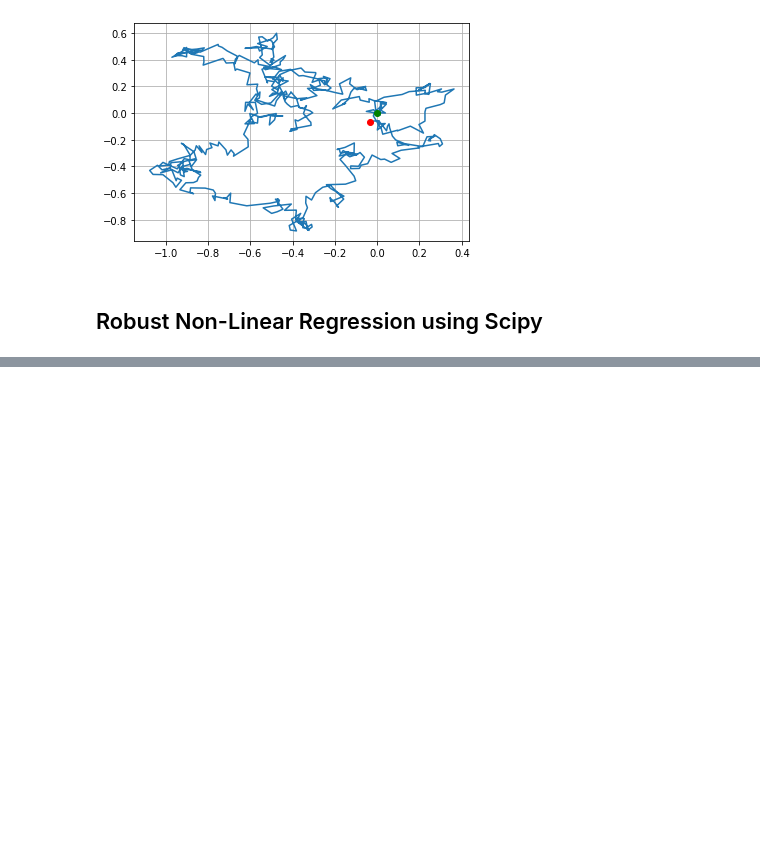
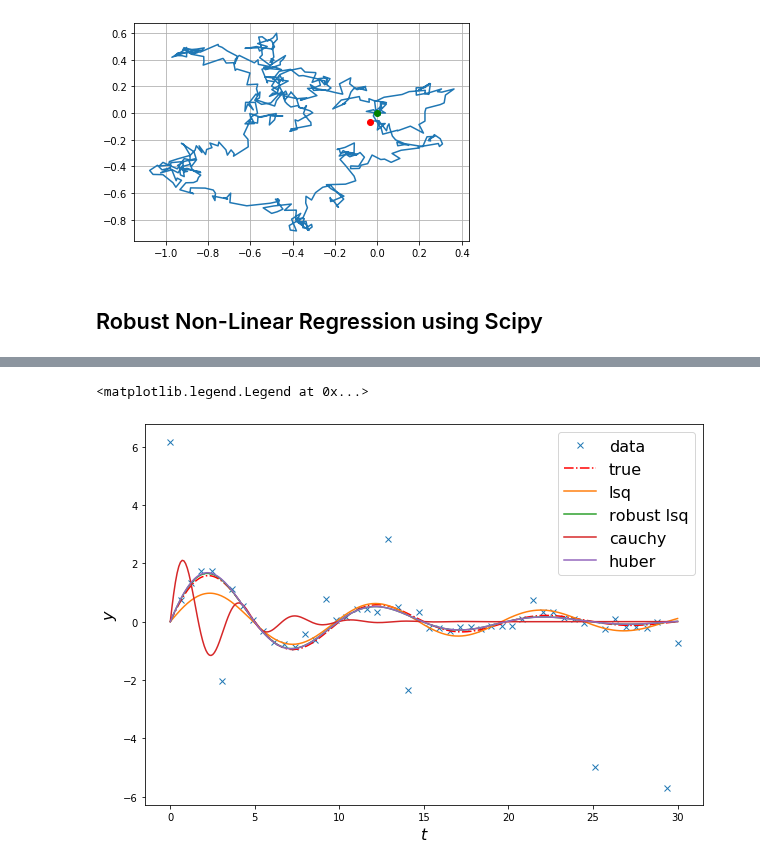
Before and after one commit to Tomkaehst/PhasorFLIM, a Jupyter notebook: Jupyter Notebooks/ODE_Examples.ipynb, the cells around one changed output, grey strips where cells are left out. Drawn from its saved outputs; the diff is of its cells as text; code cells hidden in the pictures; blank space fills up the shorter version.

```diff
--- a/Jupyter Notebooks/ODE_Examples.ipynb
+++ b/Jupyter Notebooks/ODE_Examples.ipynb
@@ -357,0 +432,35 @@ $$\frac{1}{2} \sum_{i = 1}^{n} (a - x)^2 \rightarrow \min_{x}$$
+# %%
+def fun(x, t, y):
+    out = x[0] * np.exp(-x[1] * t) * np.sin(x[2] * t) -y
+
+    return(out)
+# %%
+x0 = np.ones(3)
+
+from scipy.optimize import least_squares
+
+res_lsq = least_squares(fun, x0, args = (t_train, y_train))
+res_robust = least_squares(fun, x0, loss = 'soft_l1', f_scale = 0.1, args = (t_train, y_train))
+res_cauchy = least_squares(fun, x0, loss = 'cauchy', f_scale = 0.1, args = (t_train, y_train))
+res_huber = least_squares(fun, x0, loss = 'huber', f_scale = 0.1, args = (t_train, y_train))
+
+t_test = np.linspace(t_min, t_max, 300)
+y_test = generate_data(t_test, A, sigma, omega)
+
+y_lsq = generate_data(t_test, *res_lsq.x)
+y_robust = generate_data(t_test, *res_robust.x)
+y_cauchy = generate_data(t_test, *res_cauchy.x)
+y_huber = generate_data(t_test, *res_huber.x)
+# %%
+plt.plot(t_train, y_train, 'x', label = 'data')
+plt.plot(t_test, y_test, 'r-.', label = 'true')
+plt.plot(t_test, y_lsq, label = 'lsq')
+plt.plot(t_test, y_robust, label = 'robust lsq')
+plt.plot(t_test, y_cauchy, label = 'cauchy')
+plt.plot(t_test, y_huber, label = 'huber')
+plt.xlabel(r'$t$')
+plt.ylabel(r'$y$')
+plt.legend()
+# %% [output]
+<matplotlib.legend.Legend at 0x...>
+[figure, added]
```
Also changed, not shown: parts of 17 cells of this notebook, 1 other file.
